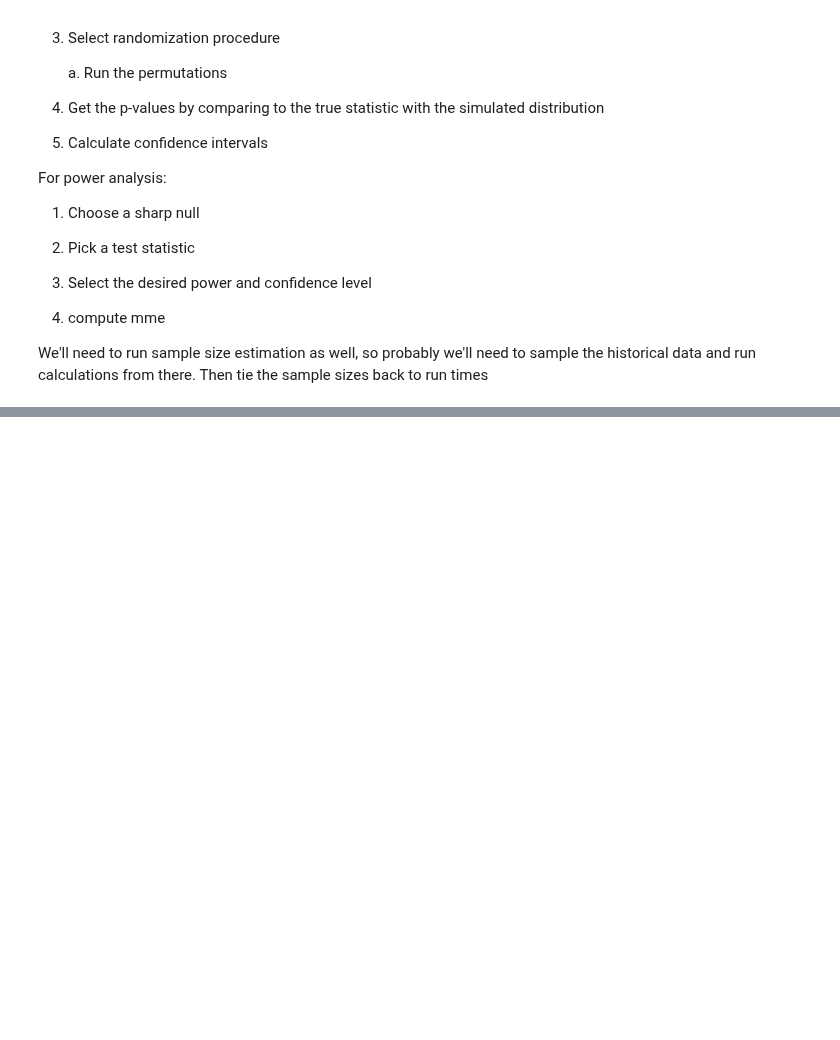
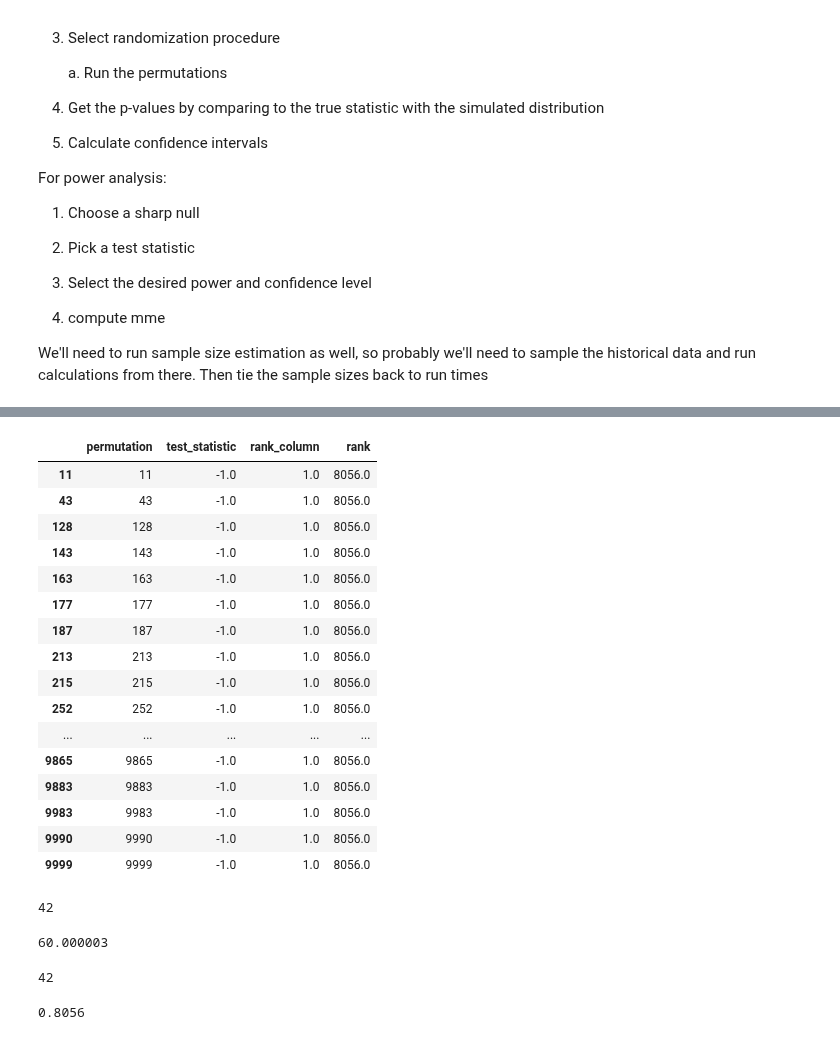
Before and after one commit to dokeeffe87/stats_utils, a Jupyter notebook: notebooks/scratch_work/dev_randomization_inference.ipynb, the cells around one changed output, grey strips where cells are left out. Cells and saved outputs as stored; diff of their text form; code cells hidden in the pictures; blank space fills up the shorter version.

```diff
--- a/notebooks/scratch_work/dev_randomization_inference.ipynb
+++ b/notebooks/scratch_work/dev_randomization_inference.ipynb
@@ -286,0 +355,37 @@ class RandomizationInference:
+# %%
+test_run.df_sims.query("test_statistic==-1")
+# %% [output]
+|  | permutation | test_statistic | rank_column | rank |
+| 11 | 11 | -1.0 | 1.0 | 8056.0 |
+| 43 | 43 | -1.0 | 1.0 | 8056.0 |
+| 128 | 128 | -1.0 | 1.0 | 8056.0 |
+| 143 | 143 | -1.0 | 1.0 | 8056.0 |
+| 163 | 163 | -1.0 | 1.0 | 8056.0 |
+| 177 | 177 | -1.0 | 1.0 | 8056.0 |
+| 187 | 187 | -1.0 | 1.0 | 8056.0 |
+| 213 | 213 | -1.0 | 1.0 | 8056.0 |
+| 215 | 215 | -1.0 | 1.0 | 8056.0 |
+| 252 | 252 | -1.0 | 1.0 | 8056.0 |
+| ... | ... | ... | ... | ... |
+| 9865 | 9865 | -1.0 | 1.0 | 8056.0 |
+| 9883 | 9883 | -1.0 | 1.0 | 8056.0 |
+| 9983 | 9983 | -1.0 | 1.0 | 8056.0 |
+| 9990 | 9990 | -1.0 | 1.0 | 8056.0 |
+| 9999 | 9999 | -1.0 | 1.0 | 8056.0 |
+# %%
+# So why is this different?
+test_run.df_sims['rank'].nunique()
+# %% [output]
+42
+# %%
+ 0.8571429 * 70
+# %% [output]
+60.000003
+# %%
+test_run.df_sims['rank_column'].nunique()
+# %% [output]
+42
+# %%
+8056/10000
+# %% [output]
+0.8056
```
Also changed, not shown: parts of 20 cells of this notebook.
